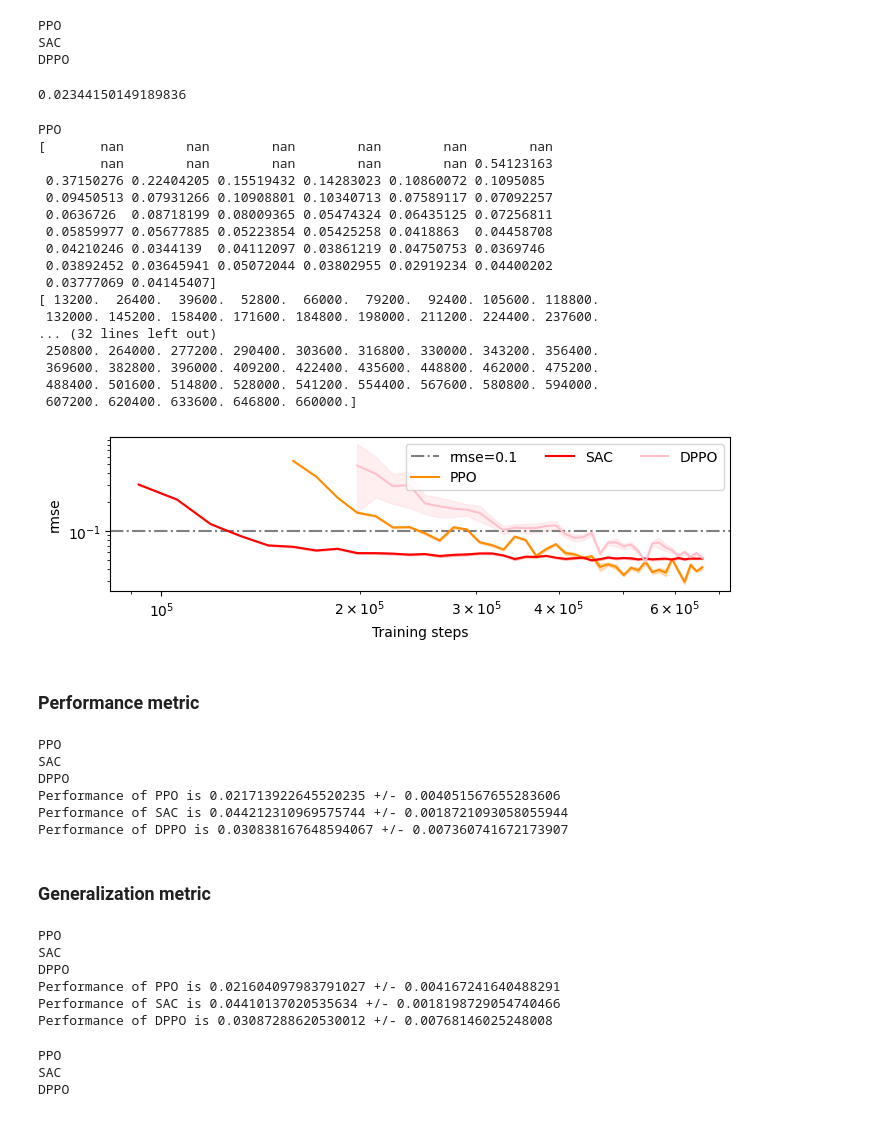
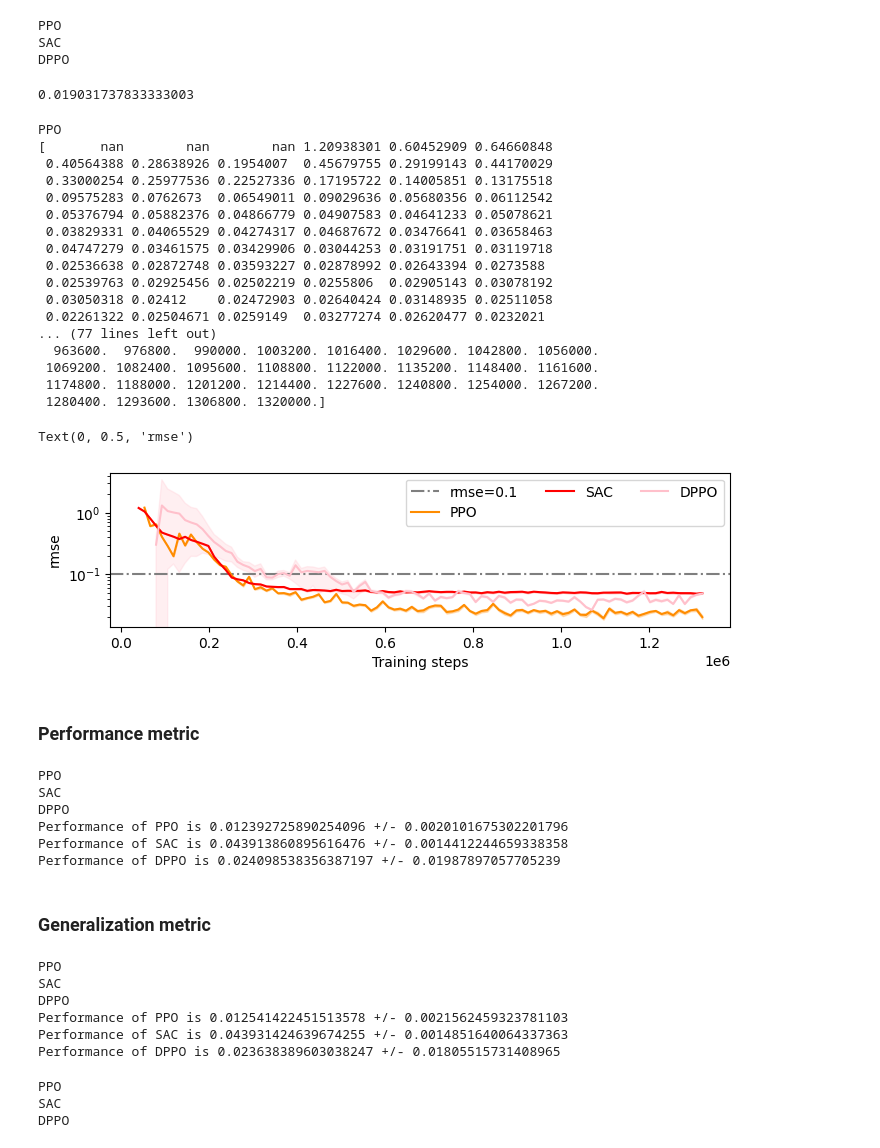
Before and after one commit to middleyuan/safe-control-gym, a Jupyter notebook: examples/rl/data_analysis.ipynb, the cells around one changed output. Drawn from its saved outputs; the diff is of its cells as text; code cells hidden in the pictures.

Commit message:
scripts update for rl & rlmpc

```diff
--- a/examples/rl/data_analysis.ipynb
+++ b/examples/rl/data_analysis.ipynb
@@ -31,6 +31,7 @@ plot_colors = {
     'PPO': 'darkorange',
     'SAC': 'red',
     'DPPO': 'pink',
+    'PPO-MPC': 'tan',
     'iLQR': 'darkgray',
     'Linear MPC': 'green',
     'Nonlinear MPC': 'cadetblue',
@@ -54,14 +55,16 @@ legends = {
 #data_dir = "/home/savvyfox/Misc/lsy_workstation_02/Projects/scg-exp/examples/rl/Results/prefinal"
 
 #data_dir = "/home/savvyfox/Misc/lsy_workstation_02/Projects/scg-exp/examples/rl/Results/prefinal_ilqr_ref"
-data_dir1 = "/home/savvyfox/Misc/Olaf/Projects/scg-exp/examples/rl/Results/final"
-data_dir2 = "/home/savvyfox/Misc/lsy_workstation_02/Projects/scg-exp/examples/rl/Results/final_3"
-data_dir3 = "/home/savvyfox/Misc/lsy_workstation_08/Projects/scg-exp/examples/rl/Results/final"
+data_dir1 = "/home/savvyfox/Misc/Olaf/Projects/scg-exp/examples/rlmpc/Results/ppo_mpc_update"
+data_dir0 = "/home/savvyfox/Misc/lsy_workstation_02/Projects/scg-exp/examples/rl/Results/final_7"
+data_dir2 = "/home/savvyfox/Misc/lsy_workstation_06/Projects/scg-exp/examples/rl/Results/final2"
+data_dir4 = "/home/savvyfox/Misc/lsy_workstation_02/Projects/scg-exp/examples/rl/Results/final"
 exp_name = "nominal"
 data_paths = {
     "PPO": data_dir2 + "/" + exp_name + "/quadrotor_2D_attitude_ppo_data",
     "SAC": data_dir2 + "/" + exp_name + "/quadrotor_2D_attitude_sac_data",
     "DPPO": data_dir2 + "/" + exp_name + "/quadrotor_2D_attitude_dppo_data",
+    #"PPO-MPC": data_dir1 + "/quadrotor_2D_attitude_ppo_mpc_data8",
 }
 # %% [markdown]
 ### Convergence plot
@@ -86,14 +89,14 @@ PPO
 SAC
 DPPO
 # %%
-gp_name = exp_name + '/gpmpc_acados_TP_convergence_results.npy'
+gp_name = '/gpmpc_acados_TP_hpo_convergence_results.npy'
 gp_mpc_data = np.load("./Data/" + gp_name, allow_pickle=True).item()
 gp_mpc_data['rmse'][:,-1].mean()
 # %% [output]
-0.02344150149189836
+0.019031737833333003
 # %%
 eval_data = {}
-mean_fn = np.percentile
+mean_fn = np.nanpercentile
 perc = 80
 n_seeds = 10
 seeds = [i for i in range(0, n_seeds)]
@@ -101,8 +104,8 @@ seeds = [i for i in range(0, n_seeds)]
 fig = plt.figure(figsize=(8, 2))
 plt.axhline(xmin=0.0, xmax=1.95, y=0.1, linestyle='-.', color=plot_colors["iLQR"], label='rmse=0.1')
 
-#plt.plot(gp_mpc_data['train_steps'], mean_fn(gp_mpc_data['rmse'], perc, axis=0), color=plot_colors["GP-MPC"], label='GP-MPC')
-#plt.fill_between(gp_mpc_data['train_steps'],
+# plt.plot(gp_mpc_data['train_steps'], mean_fn(gp_mpc_data['rmse'], perc, axis=0), color=plot_colors["GP-MPC"], label='GP-MPC')
+# plt.fill_between(gp_mpc_data['train_steps'],
 #                 np.clip(mean_fn(gp_mpc_data['rmse'], perc, axis=0)-gp_mpc_data['rmse'].std(axis=0), 0, 10),
 #                 np.clip(mean_fn(gp_mpc_data['rmse'], perc, axis=0)+gp_mpc_data['rmse'].std(axis=0), 0, 10),
 #                 color=plot_colors["GP-MPC"], alpha=0.25)
@@ -116,54 +119,55 @@ for t, method in enumerate(data_paths.keys()):
         temp[seed, 2, :] = perf_data[method][seed]["ep_return_std"]
         temp[seed, 3, :] = perf_data[method][seed]["rmse"]
         temp[seed, 4, :] = perf_data[method][seed]["rmse_std"]
         temp[seed, 5, :] = perf_data[method][seed]["ep_length"]
     j_max = 0
     for seed in seeds:
         for j,k in enumerate(temp[seed, 0, :]):
             if temp[seed, 5, j] < 540:
                 temp[seed, 1, j] = np.nan
                 temp[seed, 2, j] = np.nan
                 temp[seed, 3, j] = np.nan
                 temp[seed, 4, j] = np.nan
                 if j >= j_max:
                     j_max = j+1
     eval_data.update({method: temp})
     print(mean_fn(temp[:,3,:], perc, axis=0))
     print(temp[0,0,:])
 
-    plt.plot(temp[0,0,:], mean_fn(temp[:,3,:], perc, axis=0), color=plot_colors[method], label=legends[method])
-    plt.fill_between(temp[0,0,:],
+    plt.plot(temp[0,0,:]+1, mean_fn(temp[:,3,:], perc, axis=0), color=plot_colors[method], label=legends[method])
+    plt.fill_between(temp[0,0,:]+1,
                      np.clip(mean_fn(temp[:,3,:]-temp[:,4,:], perc, axis=0), 0, 10),
                      np.clip(mean_fn(temp[:,3,:]+temp[:,4,:], perc, axis=0), 0, 10), color=plot_colors[method], alpha=0.25)
 
 plt.legend(ncol=3)
 # plt.xlim(-10000, 460000)
 # plt.xlim(1, 800000)
-plt.xscale("log")
+# plt.xscale("log")
 plt.yscale("log")
 plt.xlabel("Training steps")
 plt.ylabel("rmse")
 # plt.title("Task: Quadrotor 2D")
-plt.savefig("performance_logx.pdf",bbox_inches="tight", pad_inches=0.1)
+# plt.savefig("performance_logx.pdf",bbox_inches="tight", pad_inches=0.1)
 # %% [output]
 PPO
-[       nan        nan        nan        nan        nan        nan
-        nan        nan        nan        nan        nan 0.54123163
- 0.37150276 0.22404205 0.15519432 0.14283023 0.10860072 0.1095085
- 0.09450513 0.07931266 0.10908801 0.10340713 0.07589117 0.07092257
- 0.0636726  0.08718199 0.08009365 0.05474324 0.06435125 0.07256811
- 0.05859977 0.05677885 0.05223854 0.05425258 0.0418863  0.04458708
- 0.04210246 0.0344139  0.04112097 0.03861219 0.04750753 0.0369746
- 0.03892452 0.03645941 0.05072044 0.03802955 0.02919234 0.04400202
- 0.03777069 0.04145407]
-[ 13200.  26400.  39600.  52800.  66000.  79200.  92400. 105600. 118800.
- 132000. 145200. 158400. 171600. 184800. 198000. 211200. 224400. 237600.
-... (32 lines left out)
- 250800. 264000. 277200. 290400. 303600. 316800. 330000. 343200. 356400.
- 369600. 382800. 396000. 409200. 422400. 435600. 448800. 462000. 475200.
- 488400. 501600. 514800. 528000. 541200. 554400. 567600. 580800. 594000.
- 607200. 620400. 633600. 646800. 660000.]
+[       nan        nan        nan 1.20938301 0.60452909 0.64660848
+ 0.40564388 0.28638926 0.1954007  0.45679755 0.29199143 0.44170029
+ 0.33000254 0.25977536 0.22527336 0.17195722 0.14005851 0.13175518
+ 0.09575283 0.0762673  0.06549011 0.09029636 0.05680356 0.06112542
+ 0.05376794 0.05882376 0.04866779 0.04907583 0.04641233 0.05078621
+ 0.03829331 0.04065529 0.04274317 0.04687672 0.03476641 0.03658463
+ 0.04747279 0.03461575 0.03429906 0.03044253 0.03191751 0.03119718
+ 0.02536638 0.02872748 0.03593227 0.02878992 0.02643394 0.0273588
+ 0.02539763 0.02925456 0.02502219 0.0255806  0.02905143 0.03078192
+ 0.03050318 0.02412    0.02472903 0.02640424 0.03148935 0.02511058
+ 0.02261322 0.02504671 0.0259149  0.03277274 0.02620477 0.0232021
+... (77 lines left out)
+  963600.  976800.  990000. 1003200. 1016400. 1029600. 1042800. 1056000.
+ 1069200. 1082400. 1095600. 1108800. 1122000. 1135200. 1148400. 1161600.
+ 1174800. 1188000. 1201200. 1214400. 1227600. 1240800. 1254000. 1267200.
+ 1280400. 1293600. 1306800. 1320000.]
+Text(0, 0.5, 'rmse')
-[figure, old version]
+[figure, new version]
 # %% [markdown]
 ### Performance metric
 # %%
@@ -182,13 +186,14 @@ for method in data_paths.keys():
 print(f"Performance of PPO is {np.array(perf_metric['PPO']['rmse']).mean()} +/- {np.array(perf_metric['PPO']['rmse']).std()}")
 print(f"Performance of SAC is {np.array(perf_metric['SAC']['rmse']).mean()} +/- {np.array(perf_metric['SAC']['rmse']).std()}")
 print(f"Performance of DPPO is {np.array(perf_metric['DPPO']['rmse']).mean()} +/- {np.array(perf_metric['DPPO']['rmse']).std()}")
+# print(f"Performance of PPO-MPC is {np.array(perf_metric['PPO-MPC']['rmse']).mean()} +/- {np.array(perf_metric['PPO-MPC']['rmse']).std()}")
 # %% [output]
 PPO
 SAC
 DPPO
-Performance of PPO is 0.021713922645520235 +/- 0.004051567655283606
-Performance of SAC is 0.044212310969575744 +/- 0.0018721093058055944
-Performance of DPPO is 0.030838167648594067 +/- 0.007360741672173907
+Performance of PPO is 0.012392725890254096 +/- 0.0020101675302201796
+Performance of SAC is 0.043913860895616476 +/- 0.0014412244659338358
+Performance of DPPO is 0.024098538356387197 +/- 0.01987897057705239
 # %% [markdown]
 ### Generalization metric
 # %%
@@ -209,13 +214,14 @@ for method in data_paths.keys():
 print(f"Performance of PPO is {np.array(transfer_metric['PPO']['rmse']).mean()} +/- {np.array(transfer_metric['PPO']['rmse']).std()}")
 print(f"Performance of SAC is {np.array(transfer_metric['SAC']['rmse']).mean()} +/- {np.array(transfer_metric['SAC']['rmse']).std()}")
 print(f"Performance of DPPO is {np.array(transfer_metric['DPPO']['rmse']).mean()} +/- {np.array(transfer_metric['DPPO']['rmse']).std()}")
+#print(f"Performance of PPO-MPC is {np.array(transfer_metric['PPO-MPC']['rmse']).mean()} +/- {np.array(transfer_metric['PPO-MPC']['rmse']).std()}")
 # %% [output]
 PPO
 SAC
 DPPO
-Performance of PPO is 0.021604097983791027 +/- 0.004167241640488291
-Performance of SAC is 0.04410137020535634 +/- 0.0018198729054740466
-Performance of DPPO is 0.03087288620530012 +/- 0.00768146025248008
+Performance of PPO is 0.012541422451513578 +/- 0.0021562459323781103
+Performance of SAC is 0.043931424639674255 +/- 0.0014851640064337363
+Performance of DPPO is 0.023638389603038247 +/- 0.01805515731408965
 # %%
 episode_len_list = [9, 10, 11, 12, 13, 14, 15]
 episode_len_list2 = [4.5, 5, 5.5, 6, 6.5, 7, 7.5]
```
Also changed, not shown: parts of 12 cells of this notebook, 4 other files.
